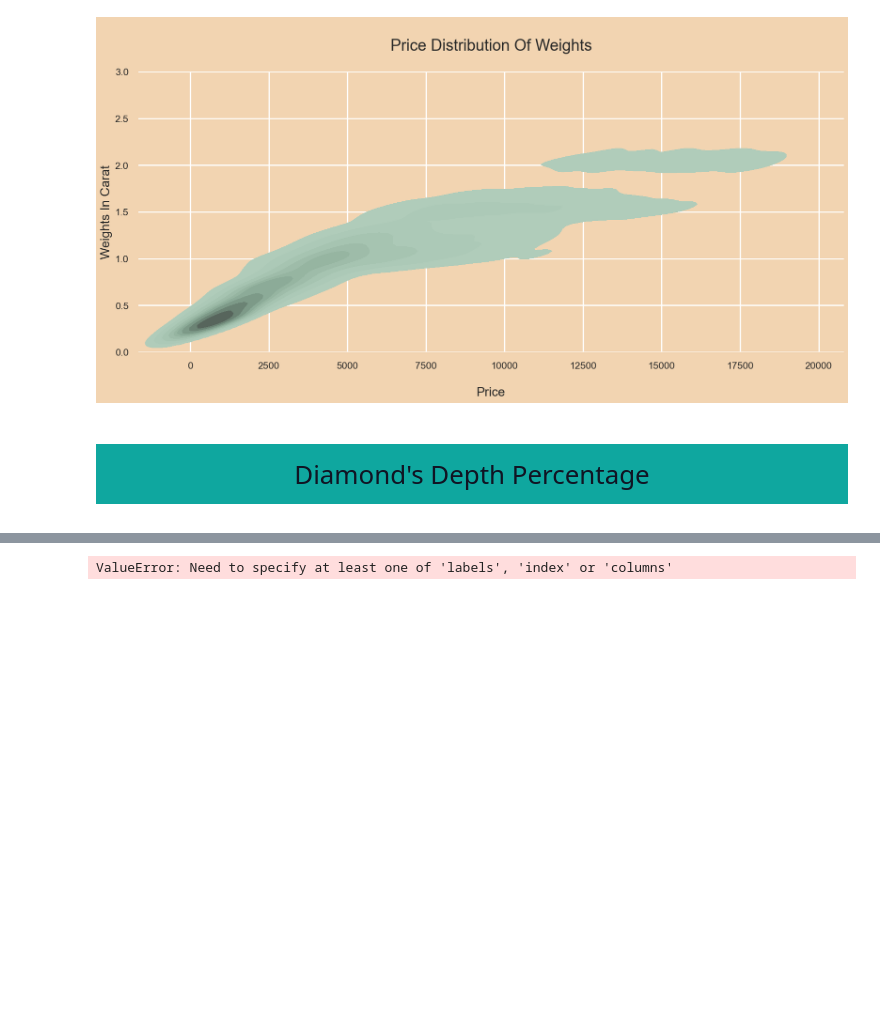
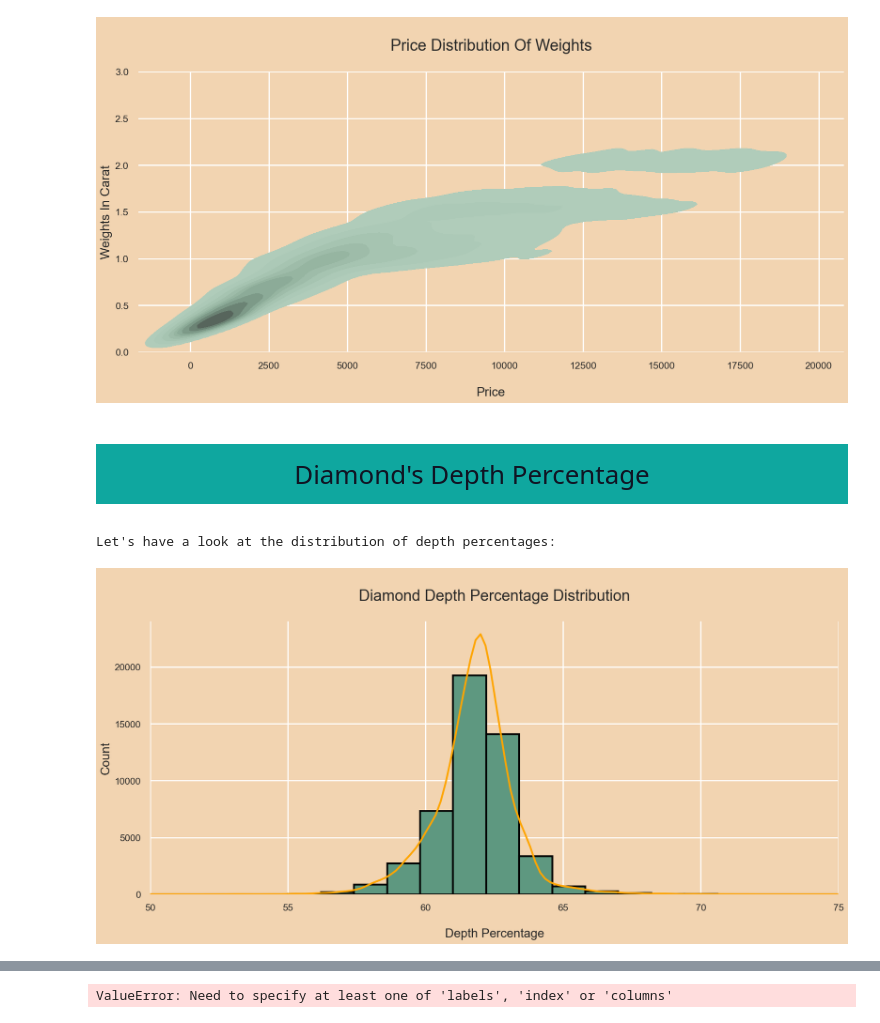
Before and after one commit to hbatistuzzo/Diamonds_regression, a Jupyter notebook: diamonds_henrique.ipynb, the cells around one changed output, grey strips where cells are left out. Cells and saved outputs as stored; diff of their text form; code cells hidden in the pictures; blank space fills up the shorter version.

Commit message:
depth

```diff
--- a/diamonds_henrique.ipynb
+++ b/diamonds_henrique.ipynb
@@ -400,3 +400,19 @@ Let's have a look at the price distribution of weights:
 # %% [markdown]
 <a id="11"></a>
 # <p style="padding:10px;background-color:#0fa79f;margin:0;color:#111423;font-family:newtimeroman;font-size:100%;text-align:center;border-radius: 15px 50px;overflow:hidden;font-weight:500">Diamond's Depth Percentage</p>
+# %%
+print(f"Let's have a look at the distribution of depth percentages:")
+plt.subplots(figsize=(20, 8))
+p = sns.histplot(diamonds["depth"],color="#5e9880",kde=True,bins=30,alpha=1,fill=True,edgecolor="black",linewidth=3)
+p.axes.lines[0].set_color("orange")
+p.axes.set_title("\nDiamond Depth Percentage Distribution\n",fontsize=25)
+plt.ylabel("Count",fontsize=20)
+plt.xlabel("\nDepth Percentage",fontsize=20)
+plt.xlim(50, 75)
+# plt.yscale("linear")
+sns.despine(left=True, bottom=True)
+
+plt.show()
+# %% [output]
+Let's have a look at the distribution of depth percentages:
+[figure, added]
```
Also changed, not shown: parts of 1 cell of this notebook, 3 other files.
